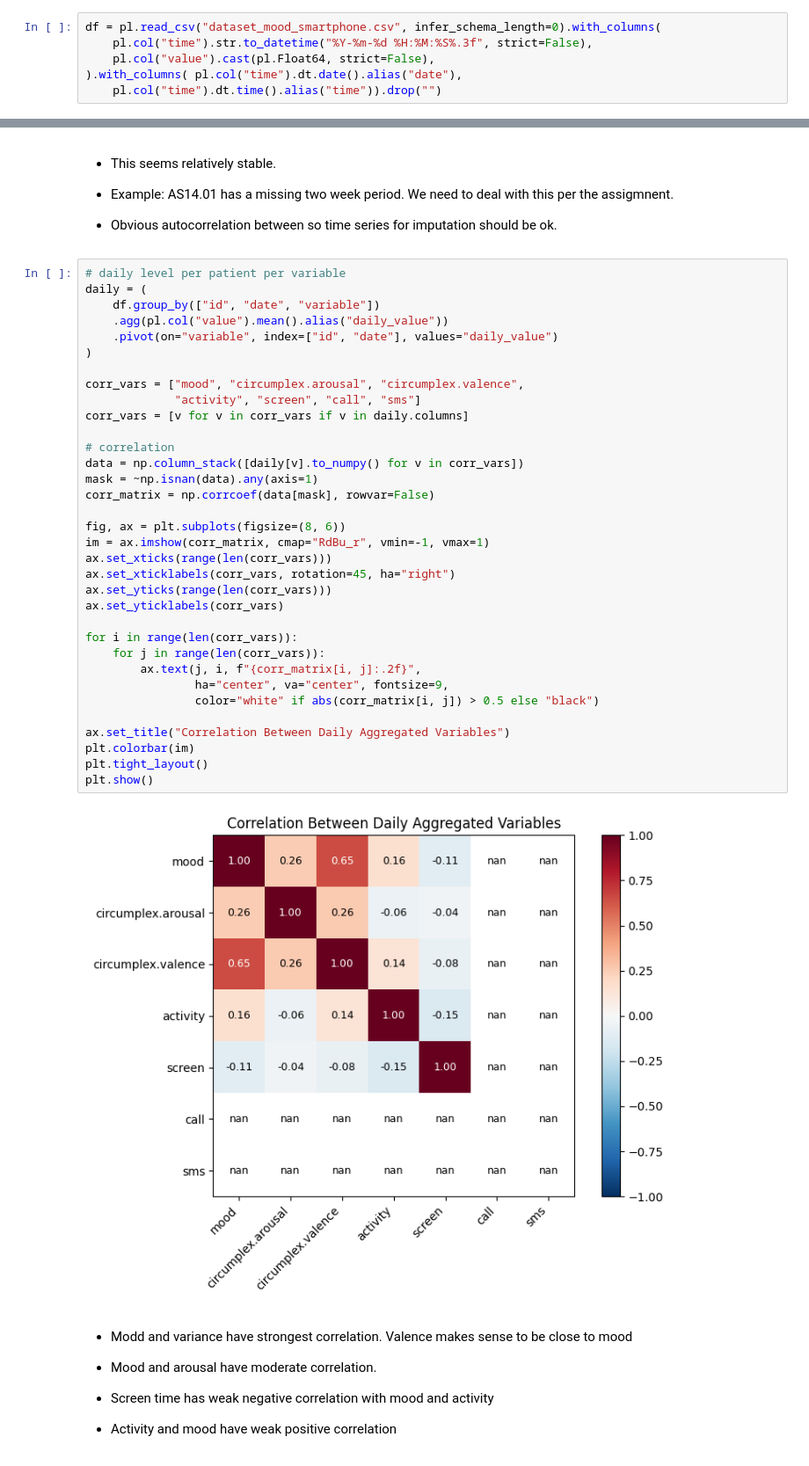
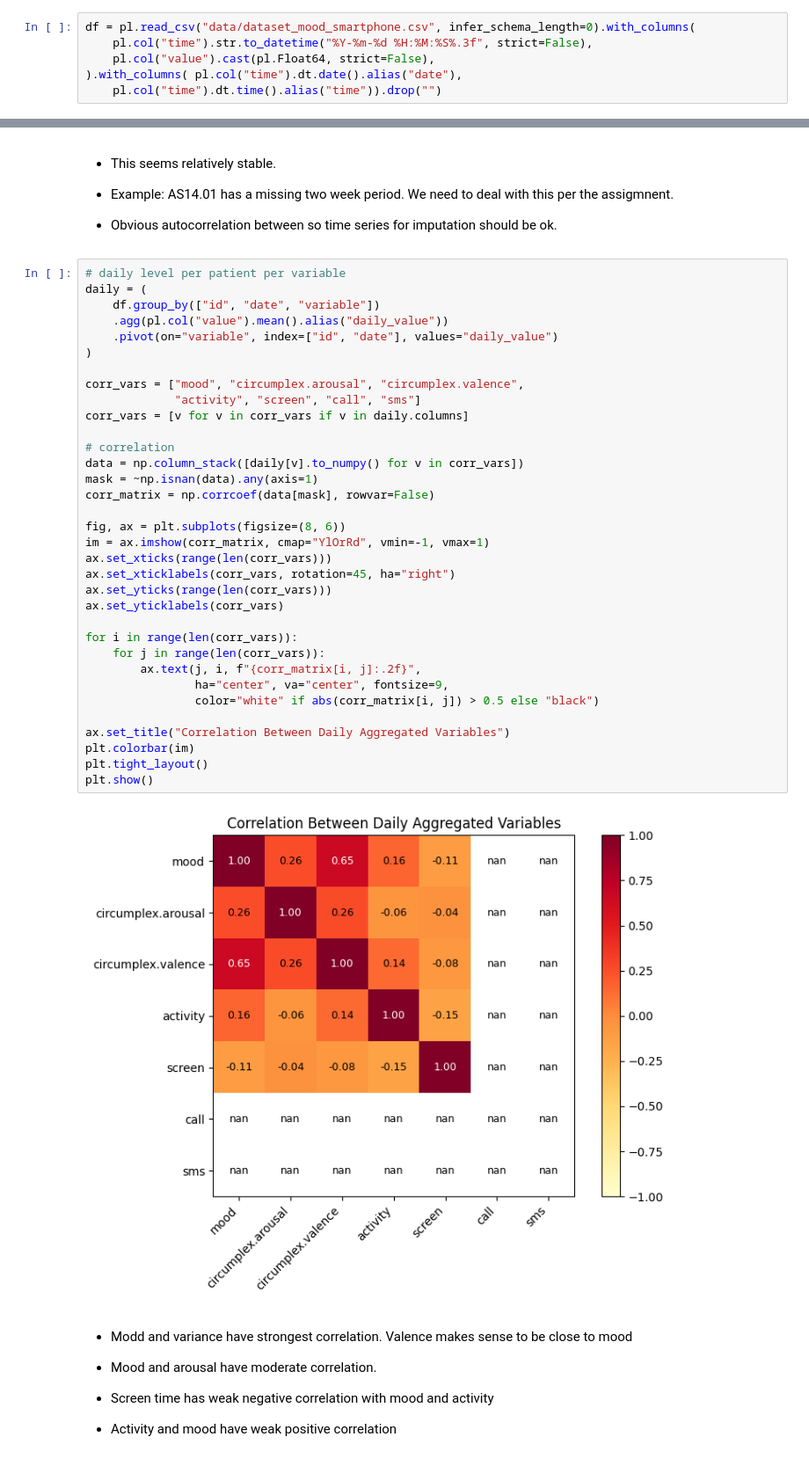
Before and after one commit to myriamth04/Data-Mining, a Jupyter notebook: eda.ipynb, the cells around one changed output, grey strips where cells are left out. Shown at 88% size. Drawn from its saved outputs; the diff is of its cells as text.

```diff
--- a/eda.ipynb
+++ b/eda.ipynb
@@ -17,7 +18,7 @@ port the figures, discuss what is in them. What meaning do those bars, lines, do
 convey? Please select essential and interesting plots for discussion, as you have limited
 space for reporting your findings
 # %%
-df = pl.read_csv("dataset_mood_smartphone.csv", infer_schema_length=0).with_columns(
+df = pl.read_csv("data/dataset_mood_smartphone.csv", infer_schema_length=0).with_columns(
     pl.col("time").str.to_datetime("%Y-%m-%d %H:%M:%S%.3f", strict=False),
     pl.col("value").cast(pl.Float64, strict=False),
 ).with_columns( pl.col("time").dt.date().alias("date"),
@@ -389,35 +390,35 @@ daily = (
     .agg(pl.col("value").mean().alias("daily_value"))
     .pivot(on="variable", index=["id", "date"], values="daily_value")
 )
 
 corr_vars = ["mood", "circumplex.arousal", "circumplex.valence",
              "activity", "screen", "call", "sms"]
 corr_vars = [v for v in corr_vars if v in daily.columns]
 
 # correlation
 data = np.column_stack([daily[v].to_numpy() for v in corr_vars])
 mask = ~np.isnan(data).any(axis=1)
 corr_matrix = np.corrcoef(data[mask], rowvar=False)
 
 fig, ax = plt.subplots(figsize=(8, 6))
-im = ax.imshow(corr_matrix, cmap="RdBu_r", vmin=-1, vmax=1)
+im = ax.imshow(corr_matrix, cmap="YlOrRd", vmin=-1, vmax=1)
 ax.set_xticks(range(len(corr_vars)))
 ax.set_xticklabels(corr_vars, rotation=45, ha="right")
 ax.set_yticks(range(len(corr_vars)))
 ax.set_yticklabels(corr_vars)
 
 for i in range(len(corr_vars)):
     for j in range(len(corr_vars)):
         ax.text(j, i, f"{corr_matrix[i, j]:.2f}",
                 ha="center", va="center", fontsize=9,
                 color="white" if abs(corr_matrix[i, j]) > 0.5 else "black")
 
 ax.set_title("Correlation Between Daily Aggregated Variables")
 plt.colorbar(im)
 plt.tight_layout()
 plt.show()
 # %% [output]
-[figure, old version]
+[figure, new version]
 # %% [markdown]
 - Modd and variance have strongest correlation. Valence makes sense to be close to mood
 
```
Also changed, not shown: parts of 13 cells of this notebook, 7 other files.
